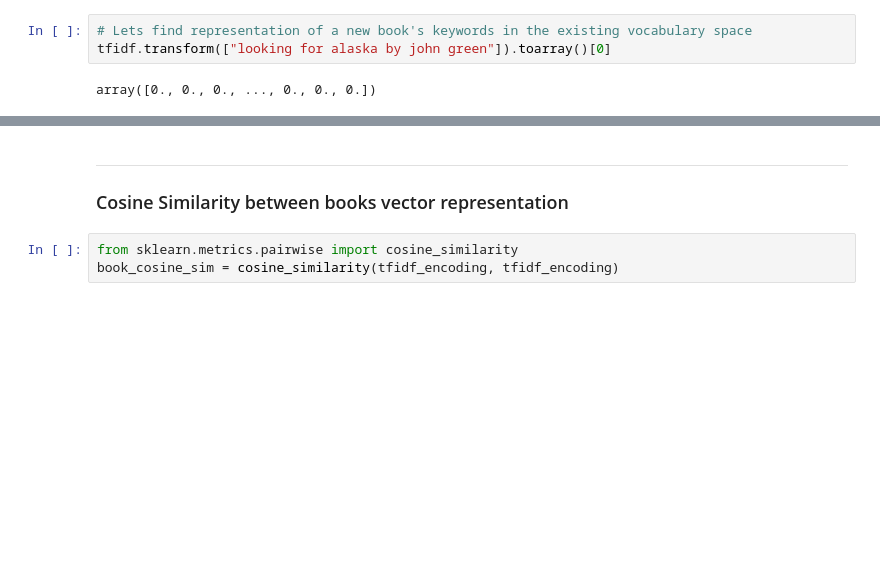
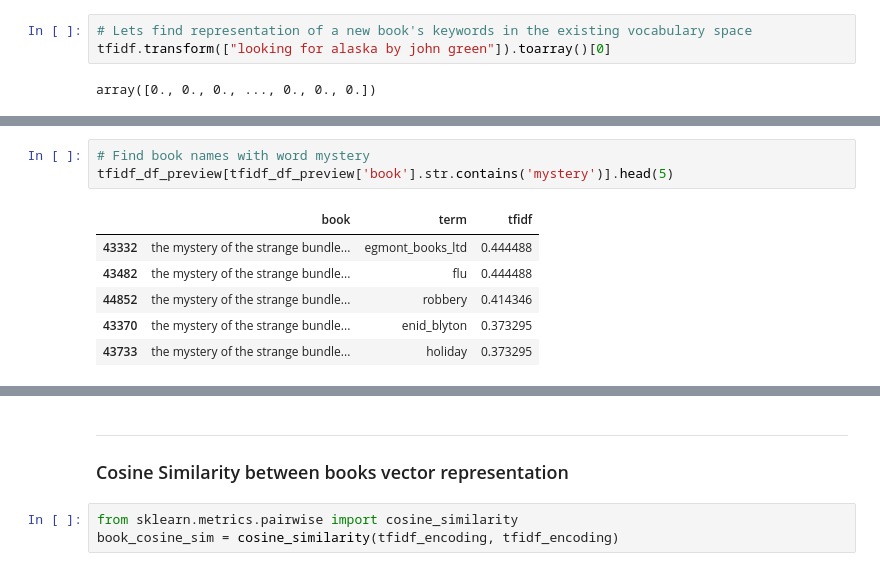
Before and after one commit to AmoliR/nlp-for-book-recommendation, a Jupyter notebook: model.ipynb, the cells around one changed output, grey strips where cells are left out. Drawn from its saved outputs; the diff is of its cells as text; blank space fills up the shorter version.

```diff
--- a/model.ipynb
+++ b/model.ipynb
@@ -60,0 +99,10 @@ tfidf_encoding.toarray().shape
+# %%
+# Find book names with word mystery
+tfidf_df_preview[tfidf_df_preview['book'].str.contains('mystery')].head(5)
+# %% [output]
+|  | book | term | tfidf |
+| 43332 | the mystery of the strange bundle... | egmont_books_ltd | 0.444488 |
+| 43482 | the mystery of the strange bundle... | flu | 0.444488 |
+| 44852 | the mystery of the strange bundle... | robbery | 0.414346 |
+| 43370 | the mystery of the strange bundle... | enid_blyton | 0.373295 |
+| 43733 | the mystery of the strange bundle... | holiday | 0.373295 |
```
Also changed, not shown: parts of 9 cells of this notebook.
